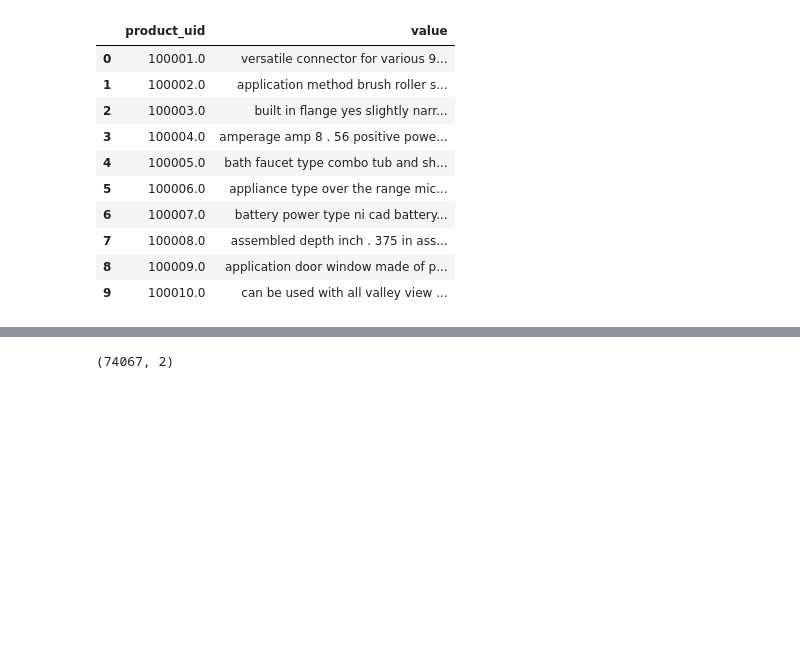
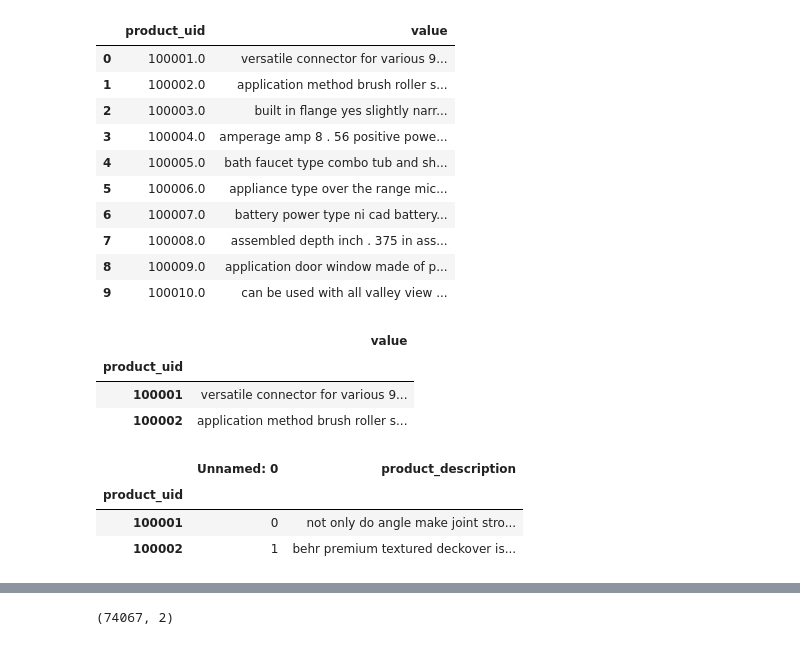
Before and after one commit to zeyger/home-depot, a Jupyter notebook: notebooks/home-depot.ipynb, the cells around one changed output, grey strips where cells are left out. Cells and saved outputs as stored; diff of their text form; code cells hidden in the pictures; blank space fills up the shorter version.

```diff
--- a/notebooks/home-depot.ipynb
+++ b/notebooks/home-depot.ipynb
@@ -667,3 +666,19 @@ display(merged_attributes.head(10))
 | 7 | 100008.0 | assembled depth inch . 375 in ass... |
 | 8 | 100009.0 | application door window made of p... |
 | 9 | 100010.0 | can be used with all valley view ... |
+# %%
+# set indicies
+merged_attributes = merged_attributes.set_index('product_uid')
+merged_attributes.index = merged_attributes.index.astype(int)
+descriptions = descriptions.set_index('product_uid')
+display(merged_attributes.head(2))
+display(descriptions.head(2))
+# %% [output]
+|  | value |
+| product_uid |  |
+| 100001 | versatile connector for various 9... |
+| 100002 | application method brush roller s... |
+|  | Unnamed: 0 | product_description |
+| product_uid |  |  |
+| 100001 | 0 | not only do angle make joint stro... |
+| 100002 | 1 | behr premium textured deckover is... |
```
Also changed, not shown: parts of 11 cells of this notebook.
